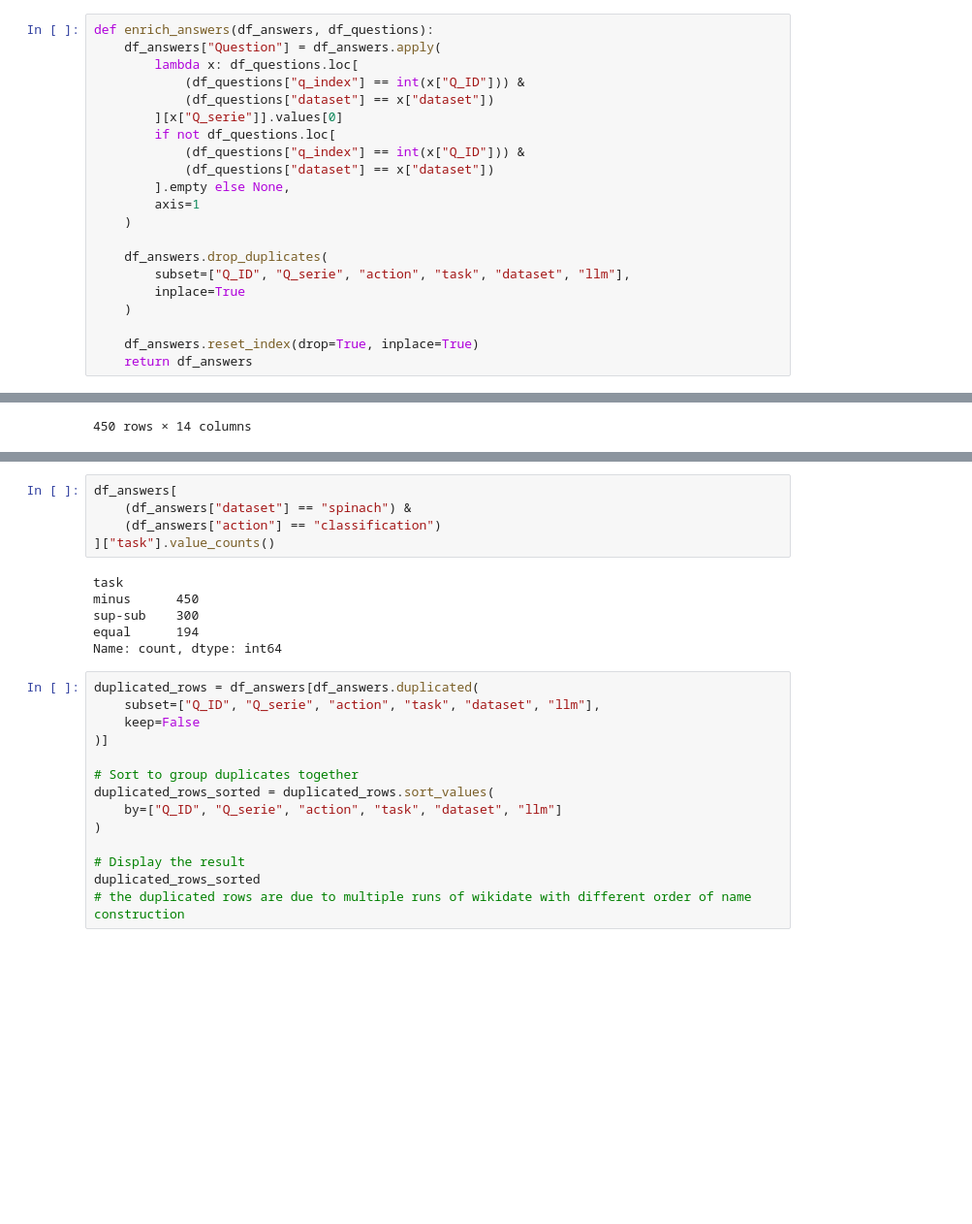
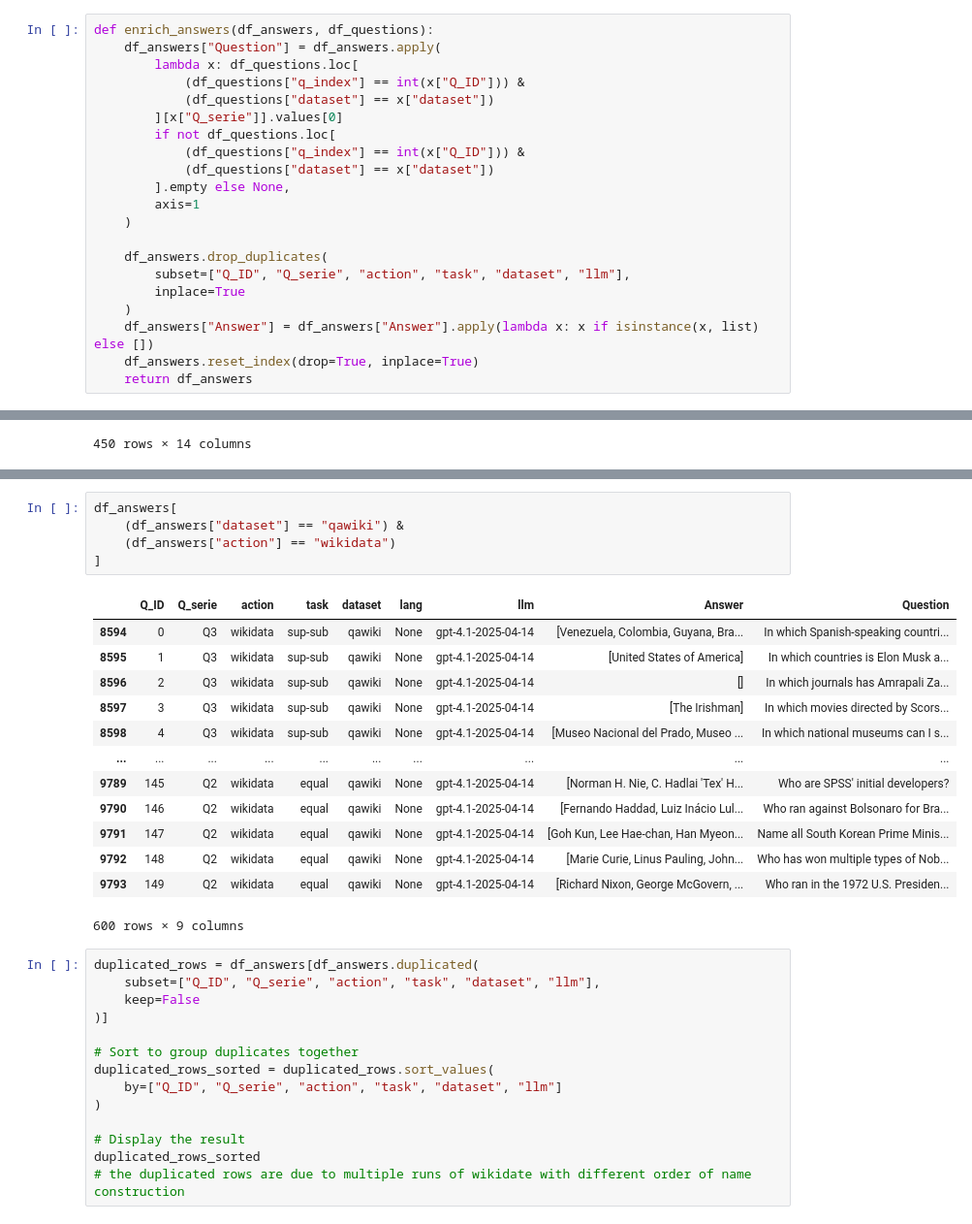
Before and after one commit to GabrieleT0/Answer-Set-Consistency-of-LLMs-For-QA, a Jupyter notebook: src/answer_analysis.ipynb, the cells around one changed output, grey strips where cells are left out. Shown: that part at 97% size. Drawn from its saved outputs; the diff is of its cells as text; blank space fills up the shorter version.

```diff
--- a/src/answer_analysis.ipynb
+++ b/src/answer_analysis.ipynb
@@ -479,7 +507,7 @@ def enrich_answers(df_answers, df_questions):
         subset=["Q_ID", "Q_serie", "action", "task", "dataset", "llm"],
         inplace=True
     )
-
+    df_answers["Answer"] = df_answers["Answer"].apply(lambda x: x if isinstance(x, list) else [])
     df_answers.reset_index(drop=True, inplace=True)
     return df_answers
 # %%
@@ -649,14 +691,22 @@ df_answers
 # %%
 df_answers[
-    (df_answers["dataset"] == "spinach") &
-    (df_answers["action"] == "classification")
-]["task"].value_counts()
+    (df_answers["dataset"] == "qawiki") &
+    (df_answers["action"] == "wikidata")
+]
 # %% [output]
+|  | Q_ID | Q_serie | action | task | dataset | lang | llm | Answer | Question |
+| 8594 | 0 | Q3 | wikidata | sup-sub | qawiki | None | gpt-4.1-2025-04-14 | [Venezuela, Colombia, Guyana, Bra... | In which Spanish-speaking countri... |
+| 8595 | 1 | Q3 | wikidata | sup-sub | qawiki | None | gpt-4.1-2025-04-14 | [United States of America] | In which countries is Elon Musk a... |
+| 8596 | 2 | Q3 | wikidata | sup-sub | qawiki | None | gpt-4.1-2025-04-14 | [] | In which journals has Amrapali Za... |
+| 8597 | 3 | Q3 | wikidata | sup-sub | qawiki | None | gpt-4.1-2025-04-14 | [The Irishman] | In which movies directed by Scors... |
+| 8598 | 4 | Q3 | wikidata | sup-sub | qawiki | None | gpt-4.1-2025-04-14 | [Museo Nacional del Prado, Museo ... | In which national museums can I s... |
+| ... | ... | ... | ... | ... | ... | ... | ... | ... | ... |
+| 9789 | 145 | Q2 | wikidata | equal | qawiki | None | gpt-4.1-2025-04-14 | [Norman H. Nie, C. Hadlai 'Tex' H... | Who are SPSS' initial developers? |
+| 9790 | 146 | Q2 | wikidata | equal | qawiki | None | gpt-4.1-2025-04-14 | [Fernando Haddad, Luiz Inácio Lul... | Who ran against Bolsonaro for Bra... |
+| 9791 | 147 | Q2 | wikidata | equal | qawiki | None | gpt-4.1-2025-04-14 | [Goh Kun, Lee Hae-chan, Han Myeon... | Name all South Korean Prime Minis... |
+| 9792 | 148 | Q2 | wikidata | equal | qawiki | None | gpt-4.1-2025-04-14 | [Marie Curie, Linus Pauling, John... | Who has won multiple types of Nob... |
+| 9793 | 149 | Q2 | wikidata | equal | qawiki | None | gpt-4.1-2025-04-14 | [Richard Nixon, George McGovern, ... | Who ran in the 1972 U.S. Presiden... |
-task
-minus      450
-sup-sub    300
-equal      194
-Name: count, dtype: int64
+600 rows × 9 columns
 # %%
 duplicated_rows = df_answers[df_answers.duplicated(
     subset=["Q_ID", "Q_serie", "action", "task", "dataset", "llm"],
```
Also changed, not shown: parts of 10 cells of this notebook, 23 other files.
